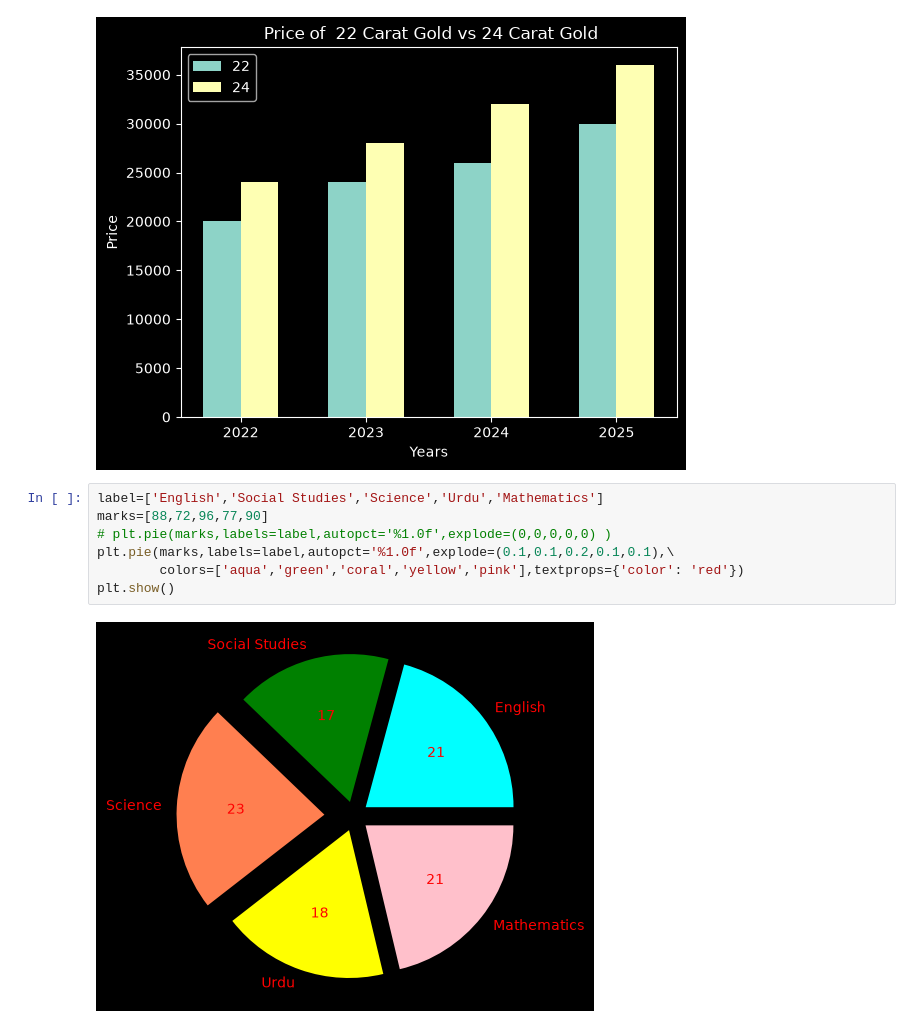
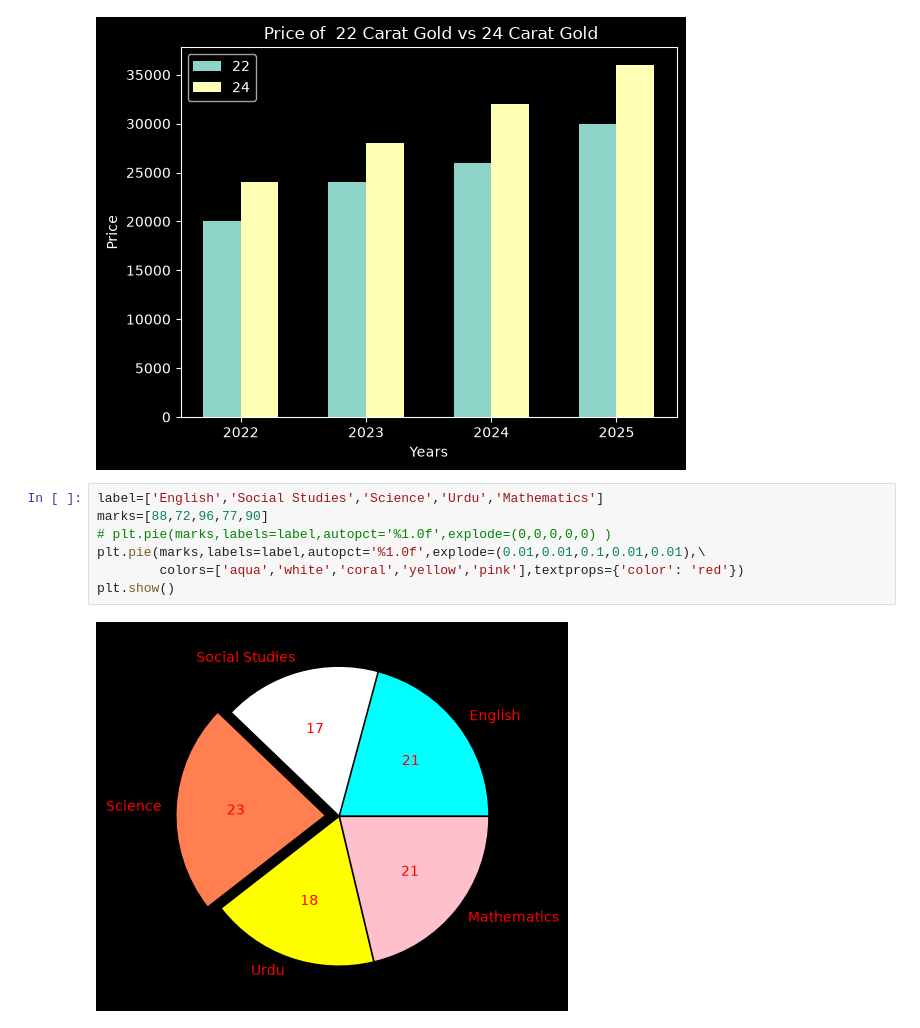
Before and after one commit to adilfarooqkhan-ds/Analytics, a Jupyter notebook: Matplotlib/index.ipynb, the cells around one changed output. Drawn from its saved outputs; the diff is of its cells as text.

```diff
--- a/Matplotlib/index.ipynb
+++ b/Matplotlib/index.ipynb
@@ -219,9 +217,9 @@ plt.show()
 # %%
 label=['English','Social Studies','Science','Urdu','Mathematics']
 marks=[88,72,96,77,90]
 # plt.pie(marks,labels=label,autopct='%1.0f',explode=(0,0,0,0,0) )
-plt.pie(marks,labels=label,autopct='%1.0f',explode=(0.1,0.1,0.2,0.1,0.1),\
-        colors=['aqua','green','coral','yellow','pink'],textprops={'color': 'red'})
+plt.pie(marks,labels=label,autopct='%1.0f',explode=(0.01,0.01,0.1,0.01,0.01),\
+        colors=['aqua','white','coral','yellow','pink'],textprops={'color': 'red'})
 plt.show()
 # %% [output]
-[figure, old version]
+[figure, new version]
```
Also changed, not shown: parts of 1 cell of this notebook, 4 other files.
